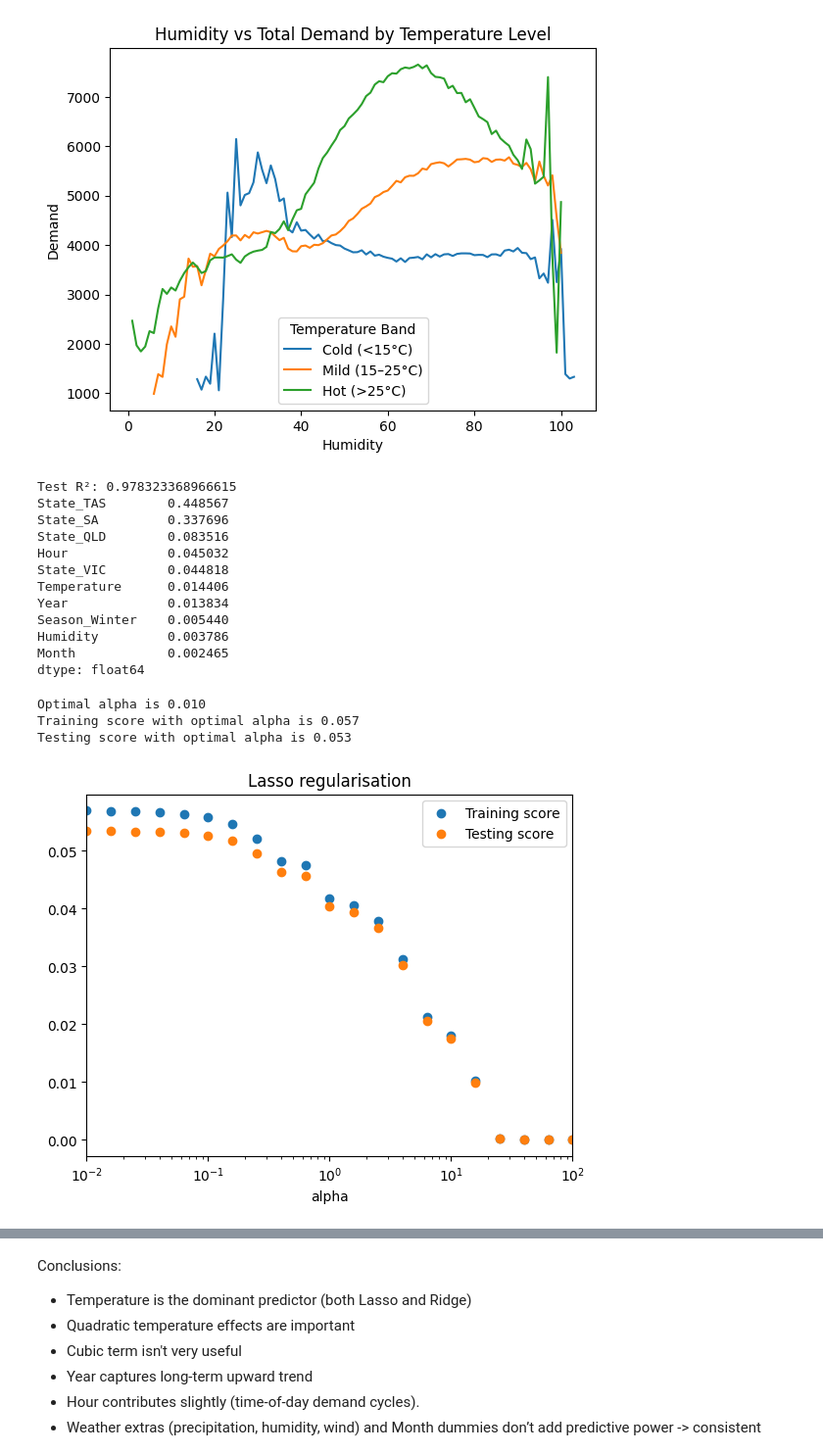
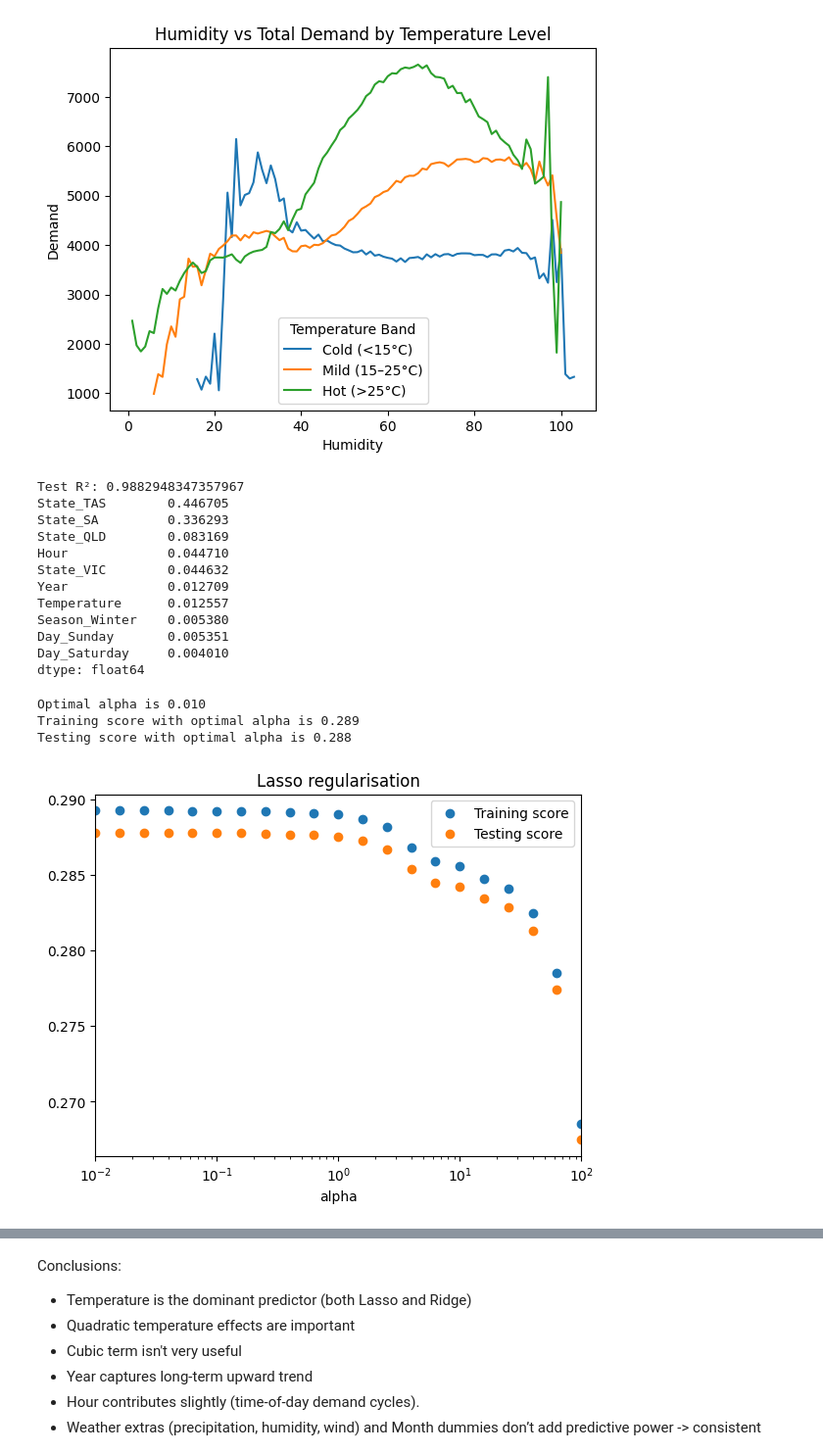
Before and after one commit to harjask-7/ADS1002-project, a Jupyter notebook: notebooks/jiehni/eda_humidity_demand.ipynb, the cells around one changed output, grey strips where cells are left out. Shown at 98% size. Saved outputs shown, nothing was run; the diff lists cells and outputs as text; code cells hidden in the pictures.

```diff
--- a/notebooks/jiehni/eda_humidity_demand.ipynb
+++ b/notebooks/jiehni/eda_humidity_demand.ipynb
@@ -264,8 +264,9 @@ import pandas as pd
 
 data["Month"] = data["Datetime"].dt.month
 data["Year"] = data["Datetime"].dt.year
+data["Day"] = data["Datetime"].dt.day_name()
 
-df_ml = pd.get_dummies(data[["Demand","Humidity","Temperature","Season","State","Hour", "Month", "Year"]], drop_first=True)
+df_ml = pd.get_dummies(data[["Demand","Humidity","Temperature","Season","State","Hour", "Month", "Year", "Day"]], drop_first=True)
 
 # subsample to 50k rows
 df_ml_sample = df_ml.sample(n=50000, random_state=42)
@@ -289,17 +290,17 @@ print("Test R²:", r2_score(y_test, y_pred))
 feat_importance = pd.Series(rf.feature_importances_, index=X.columns).sort_values(ascending=False)
 print(feat_importance.head(10))
 # %% [output]
-Test R²: 0.978323368966615
-State_TAS        0.448567
-State_SA         0.337696
-State_QLD        0.083516
-Hour             0.045032
-State_VIC        0.044818
-Temperature      0.014406
-Year             0.013834
-Season_Winter    0.005440
-Humidity         0.003786
-Month            0.002465
+Test R²: 0.9882948347357967
+State_TAS        0.446705
+State_SA         0.336293
+State_QLD        0.083169
+Hour             0.044710
+State_VIC        0.044632
+Year             0.012709
+Temperature      0.012557
+Season_Winter    0.005380
+Day_Sunday       0.005351
+Day_Saturday     0.004010
 dtype: float64
 # %%
 import numpy as np
@@ -310,7 +311,7 @@ data["t3"] = (data["Temperature"])**3
 
 # select features
 features = ["Temperature", "t2", "t3", "Precipitation (mm)", "Humidity", "Wind Speed (km/h)", "Hour", "Month", "Year"]
-target = "RRP"
+target = "Demand"
 
 # one-hot encode categoricals
 df_ml = pd.get_dummies(data[features + [target]], drop_first=True).dropna()
@@ -330,36 +331,36 @@ alfas = np.logspace(-2, 2, num=21)
 # create two arrays for storage of the same size as alfas, but filled with zeros
 lasso_training_score = np.zeros_like(alfas)
 lasso_rsquared = np.zeros_like(alfas)
 
 # loop over the values in the alfas array, at each loop the current value is alfa
 # and idx is incremented by 1, starting at 0
 for idx, alfa in enumerate(alfas):
     lasso = Lasso(alpha=alfa) # instantatiate Lasso regularisation with the current alfa
     lasso.fit(X_train,y_train) # train the model to our data set
 # calculate the training score and store in the array lasso_training_score
     lasso_training_score[idx] = lasso.score(X_train,y_train)
     preds_linear = lasso.predict(X_test) # calculate the model prediction for the test data
 # calculate the correlation between the predicted and actual test data and store in the  array lasso_rsquared
     lasso_rsquared[idx] = r2_score(y_test,preds_linear)
 
 plt.scatter(alfas, lasso_training_score, label = 'Training score') # plot the training score against alpha
 plt.scatter(alfas, lasso_rsquared, label = 'Testing score') # plot the testing score against alpha
 plt.xscale('log') # make the x-axis a logarithmic scale
 plt.gca().set_xlim(left = .01, right = 100); # fix the x-axis limits
 plt.title('Lasso regularisation')
 plt.xlabel('alpha');
 plt.legend(loc='best');
 
 opt_alfa_pos = np.argmax(lasso_rsquared)
 opt_alfa = alfas[opt_alfa_pos]
 print(f'Optimal alpha is {opt_alfa:.3f}')
 print(f'Training score with optimal alpha is {lasso_training_score[opt_alfa_pos]:.3f}')
 print(f'Testing score with optimal alpha is {lasso_rsquared[opt_alfa_pos]:.3f}')
 # %% [output]
 Optimal alpha is 0.010
-Training score with optimal alpha is 0.057
-Testing score with optimal alpha is 0.053
+Training score with optimal alpha is 0.289
+Testing score with optimal alpha is 0.288
-[figure, old version]
+[figure, new version]
 # %%
 from sklearn.model_selection import cross_validate, RepeatedKFold
 
```
Also changed, not shown: parts of 6 cells of this notebook.
